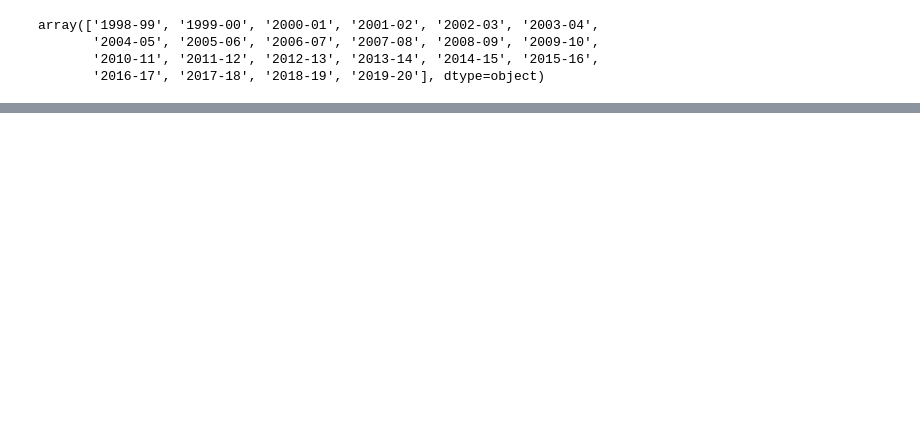
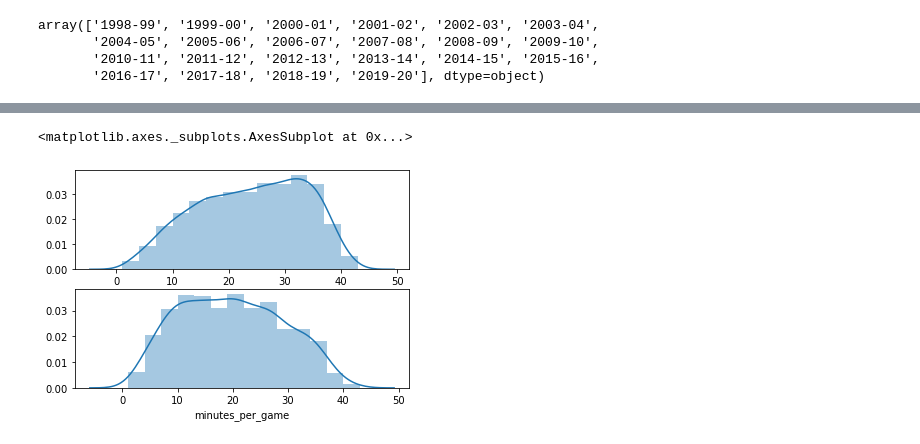
Before and after one commit to ZachLiu519/nba-model, a Jupyter notebook: week_2_data_exploration/contract_stats.ipynb, the cells around one changed output, grey strips where cells are left out. Cells and saved outputs as stored; diff of their text form; code cells hidden in the pictures; blank space fills up the shorter version.

```diff
--- a/week_2_data_exploration/contract_stats.ipynb
+++ b/week_2_data_exploration/contract_stats.ipynb
@@ -128,0 +134,7 @@ def scatter_and_correlation(df, column_1, column_2):
+# %%
+fig, ax = plt.subplots(2,1)
+sns.distplot(salaries_stats_first_round['minutes_per_game'], bins=np.arange(1, 48, 3), ax=ax[0])
+sns.distplot(salaries_stats_second_round['minutes_per_game'], bins=np.arange(1, 48, 3), ax=ax[1])
+# %% [output]
+<matplotlib.axes._subplots.AxesSubplot at 0x...>
+[figure, added]
```
Also changed, not shown: parts of 10 cells of this notebook, 1 other file.
